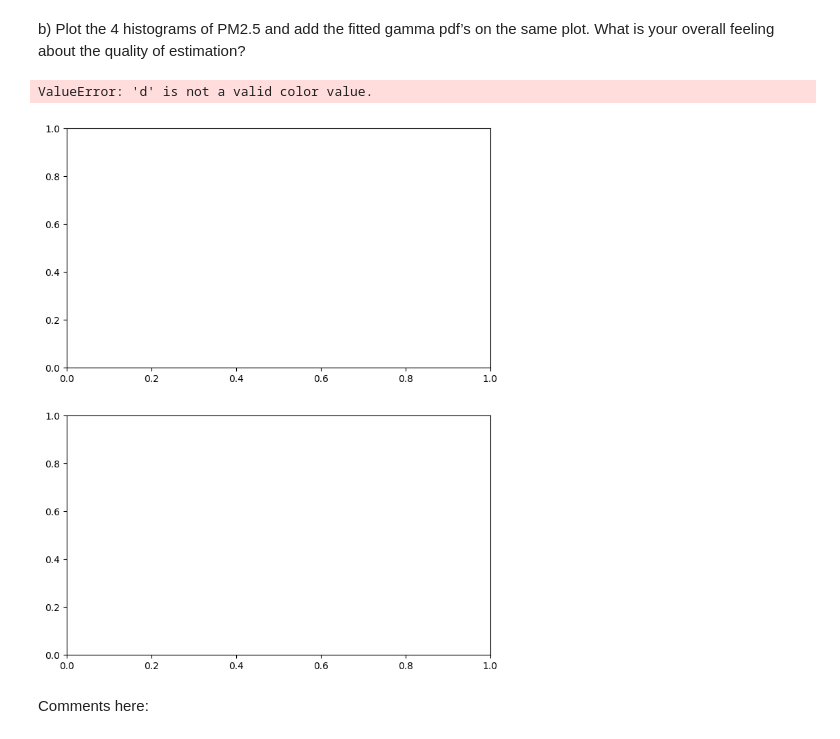
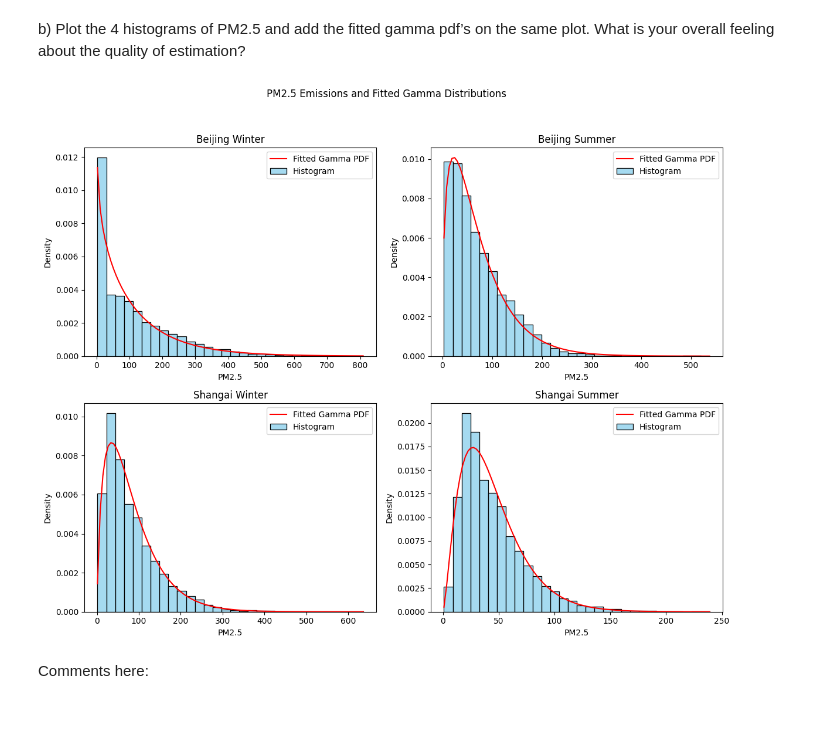
Before and after one commit to lurzullo/ht1, a Jupyter notebook: Hackathon 1.ipynb, the cells around one changed output. Cells and saved outputs as stored; diff of their text form; code cells hidden in the pictures.

```diff
--- a/Hackathon 1.ipynb
+++ b/Hackathon 1.ipynb
@@ -277,30 +306,51 @@ Gamma Distribution Parameters and Log-Likelihood:
 # %% [markdown]
 b) Plot the 4 histograms of PM2.5 and add the fitted gamma pdf’s on the same plot. What is your overall feeling about the quality of estimation?
-# %%
-# Code here
-fig, axes = plt.subplots(2, 1, figsize=(8, 10))
-
-axes[0].hist(winter_results, bins=30, density=True, alpha=0.6, color='b', label='Winter PM2.5 Data')
-x = np.linspace(min(winter_results), max(winter_results), 100)
-axes[0].plot(x, gamma.pdf(x, a=winter_shape, scale=winter_scale, loc=0), 'r-', lw=2, label='Fitted Gamma PDF')
-axes[0].set_title('Winter PM2.5 with Fitted Gamma PDF')
-axes[0].set_xlabel('PM2.5 Concentration')
-axes[0].set_ylabel('Density')
-axes[0].legend()
-
-axes[1].hist(summer_results, bins=30, density=True, alpha=0.6, color='g', label='Summer PM2.5 Data')
-x = np.linspace(min(summer_results), max(summer_results), 100)
-axes[1].plot(x, gamma.pdf(x, a=summer_shape, scale=summer_scale, loc=0), 'r-', lw=2, label='Fitted Gamma PDF')
-axes[1].set_title('Summer PM2.5 with Fitted Gamma PDF')
-axes[1].set_xlabel('PM2.5 Concentration')
-axes[1].set_ylabel('Density')
-axes[1].legend()
-
-plt.tight_layout()
-plt.show()
-# %% [output]
-ValueError: 'd' is not a valid color value.
-[figure, removed]
+# %%
+# Code here
+import matplotlib.pyplot as plt
+import seaborn as sns
+import numpy as np
+from scipy.stats import gamma
+
+def plot_histogram_with_gamma(data, shape, scale, title):
+    sns.histplot(data, bins=30, kde=False, color='skyblue', stat='density', label='Histogram')
+    x = np.linspace(min(data), max(data), 100)
+    pdf_fitted = gamma.pdf(x, a=shape, scale=scale, loc=0)
+    plt.plot(x, pdf_fitted, 'r-', label='Fitted Gamma PDF')
+    plt.title(title)
+    plt.xlabel('PM2.5')
+    plt.ylabel('Density')
+    plt.legend()
+
+
+fig, axs = plt.subplots(2, 2, figsize=(12, 10))
+fig.suptitle('PM2.5 Emissions and Fitted Gamma Distributions')
+
+
+plt.subplot(2, 2, 1)
+plot_histogram_with_gamma(
+    winter_results_Beijing, winter_shape_Beijing, winter_scale_Beijing, 'Beijing Winter'
+)
+
+plt.subplot(2, 2, 2)
+plot_histogram_with_gamma(
+    summer_results_Beijing, summer_shape_Beijing, summer_scale_Beijing, 'Beijing Summer'
+)
+
+plt.subplot(2, 2, 3)
+plot_histogram_with_gamma(
+    winter_results_Shangai, winter_shape_Shangai, winter_scale_Shangai, 'Shangai Winter'
+)
+
+plt.subplot(2, 2, 4)
+plot_histogram_with_gamma(
+    summer_results_Shangai, summer_shape_Shangai, summer_scale_Shangai, 'Shangai Summer'
+)
+
+plt.tight_layout(rect=[0, 0.03, 1, 0.95])
+plt.show()
+# %% [output]
+[figure, added]
 # %% [markdown]
 Comments here:
 # %% [markdown]
```
Also changed, not shown: parts of 5 cells of this notebook.
